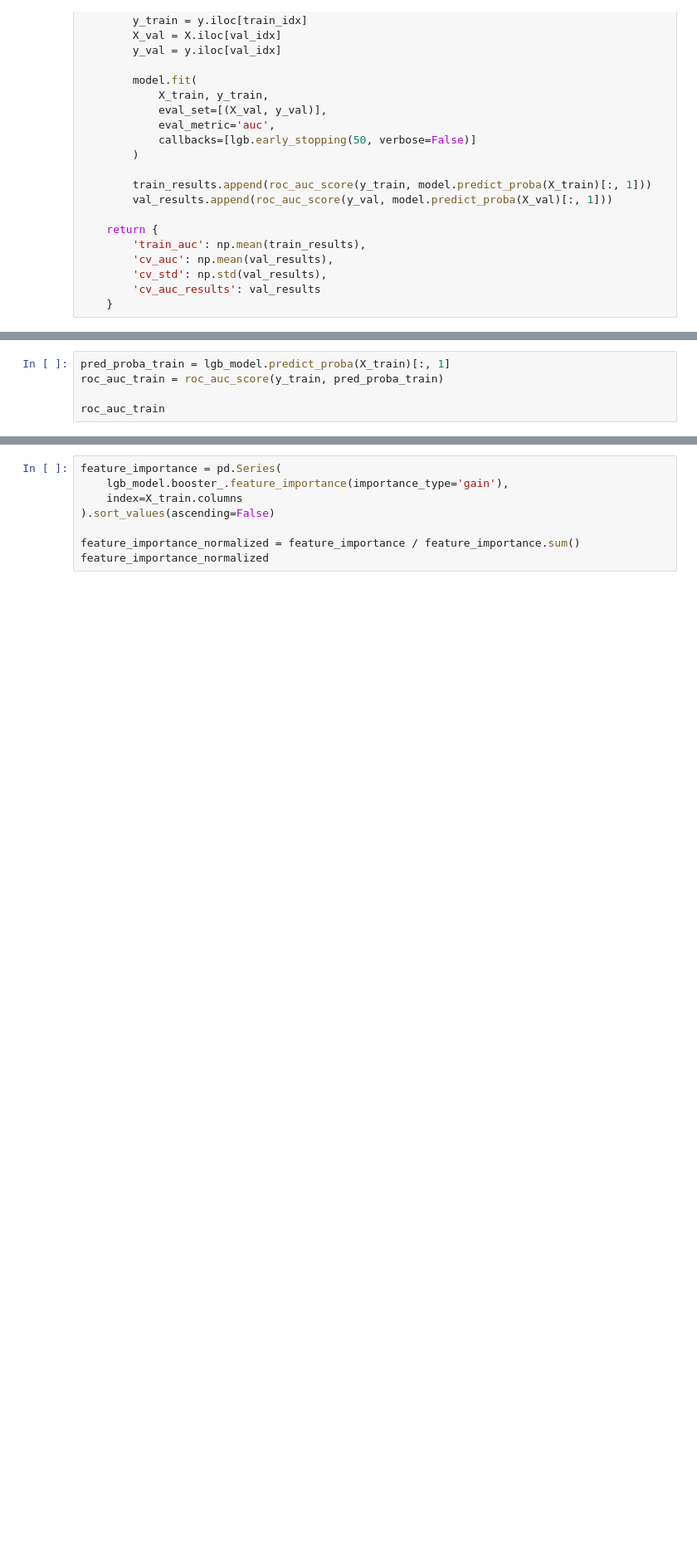
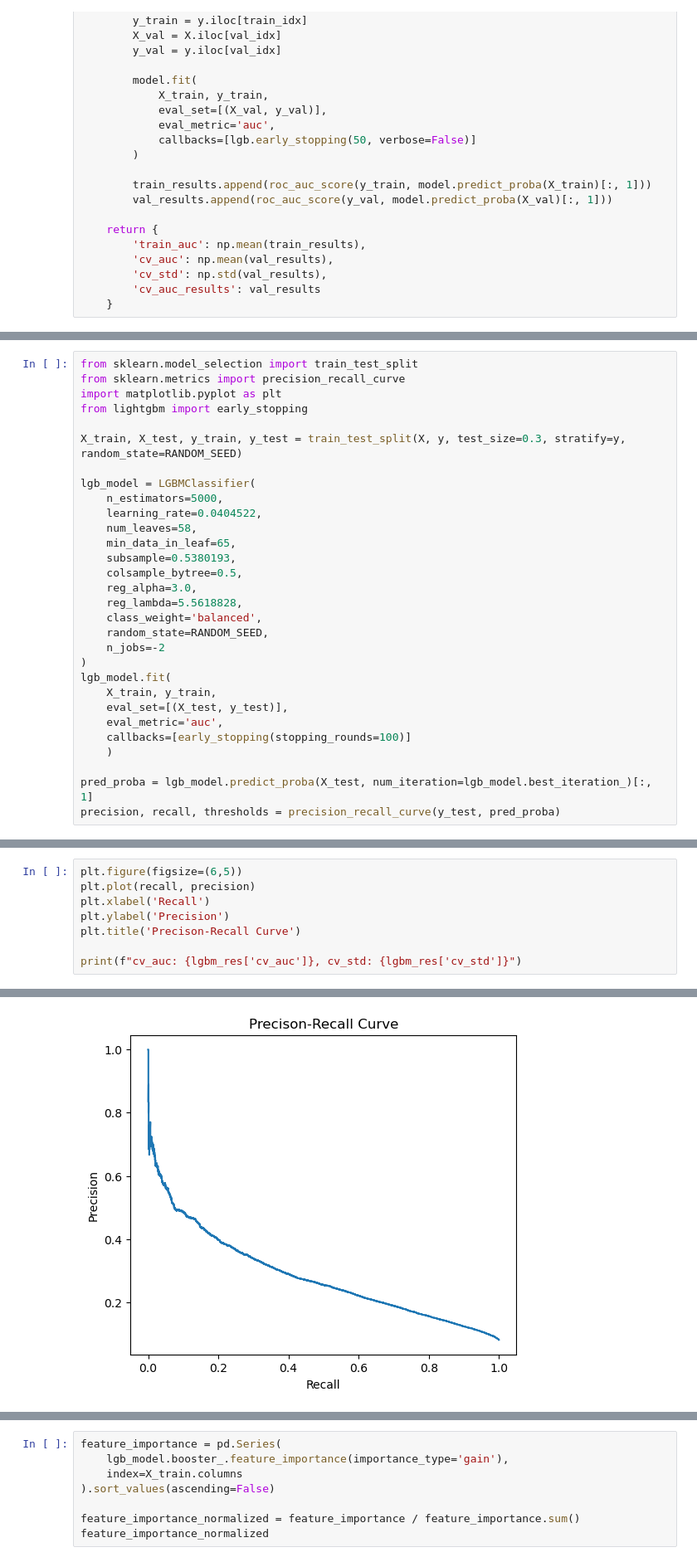
Before and after one commit to teleportix/credit-scoring-ml, a Jupyter notebook: notebooks/04_tree_model.ipynb, the cells around one changed output, grey strips where cells are left out. Shown at 83% size. Cells and saved outputs as stored; diff of their text form; blank space fills up the shorter version.

```diff
--- a/notebooks/04_tree_model.ipynb
+++ b/notebooks/04_tree_model.ipynb
@@ -142,6 +195,31 @@ np.float64(0.7488086333812225)
 # %%
-pred_proba_train = lgb_model.predict_proba(X_train)[:, 1]
-roc_auc_train = roc_auc_score(y_train, pred_proba_train)
+from sklearn.model_selection import train_test_split
+from sklearn.metrics import precision_recall_curve
+import matplotlib.pyplot as plt
+from lightgbm import early_stopping
 
-roc_auc_train
+X_train, X_test, y_train, y_test = train_test_split(X, y, test_size=0.3, stratify=y, random_state=RANDOM_SEED)
+
+lgb_model = LGBMClassifier(
+    n_estimators=5000,
+    learning_rate=0.0404522,
+    num_leaves=58,
+    min_data_in_leaf=65,
+    subsample=0.5380193,
+    colsample_bytree=0.5,
+    reg_alpha=3.0,
+    reg_lambda=5.5618828,
+    class_weight='balanced',
+    random_state=RANDOM_SEED,
+    n_jobs=-2
+)
+lgb_model.fit(
+    X_train, y_train,
+    eval_set=[(X_test, y_test)],
+    eval_metric='auc',
+    callbacks=[early_stopping(stopping_rounds=100)]
+    )
+
+pred_proba = lgb_model.predict_proba(X_test, num_iteration=lgb_model.best_iteration_)[:, 1]
+precision, recall, thresholds = precision_recall_curve(y_test, pred_proba)
 # %% [output]
@@ -175,0 +241,9 @@ LightGBM improves ROC-AUC by ~1.3% compared to Logistic Regression, precision is
+# %%
+plt.figure(figsize=(6,5))
+plt.plot(recall, precision)
+plt.xlabel('Recall')
+plt.ylabel('Precision')
+plt.title('Precison-Recall Curve')
+
+print(f"cv_auc: {lgbm_res['cv_auc']}, cv_std: {lgbm_res['cv_std']}")
+# %% [output]
@@ -175,0 +251 @@ LightGBM improves ROC-AUC by ~1.3% compared to Logistic Regression, precision is
+[figure, added]
```
Also changed, not shown: parts of 14 cells of this notebook, 1 other file.
